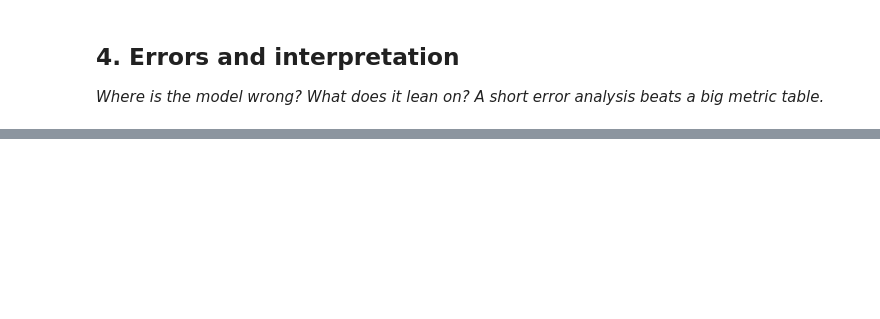
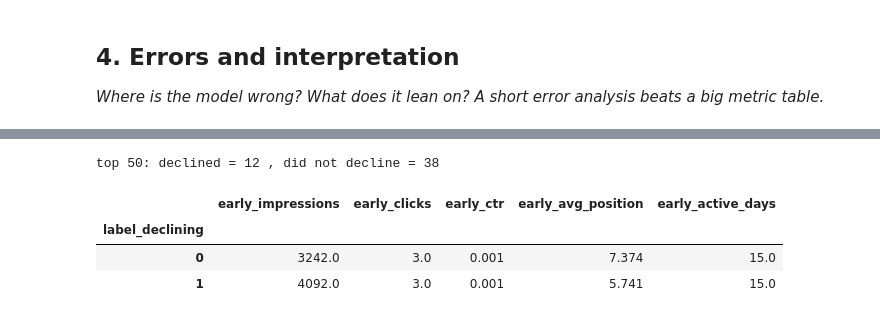
Before and after one commit to iankitthakur/flyrank-ml-internship, a Jupyter notebook: work/notebooks/w05_model.ipynb, the cells around one changed output, grey strips where cells are left out. Drawn from its saved outputs; the diff is of its cells as text; code cells hidden in the pictures; blank space fills up the shorter version.

```diff
--- a/work/notebooks/w05_model.ipynb
+++ b/work/notebooks/w05_model.ipynb
@@ -36,0 +171,12 @@ This skeleton is yours to fill. Work the sections **in order** — each one has
+# %%
+best = "Random forest"
+s = pd.Series(oof[best], index=df.index)
+top = df.loc[s.sort_values(ascending=False).head(50).index]
+print("top 50: declined =", int(top["label_declining"].sum()), ", did not decline =", int((1 - top["label_declining"]).sum()))
+top.groupby("label_declining")[features].median().round(3)
+# %% [output]
+top 50: declined = 12 , did not decline = 38
+|  | early_impressions | early_clicks | early_ctr | early_avg_position | early_active_days |
+| label_declining |  |  |  |  |  |
+| 0 | 3242.0 | 3.0 | 0.001 | 7.374 | 15.0 |
+| 1 | 4092.0 | 3.0 | 0.001 | 5.741 | 15.0 |
```
Also changed, not shown: parts of 11 cells of this notebook.
